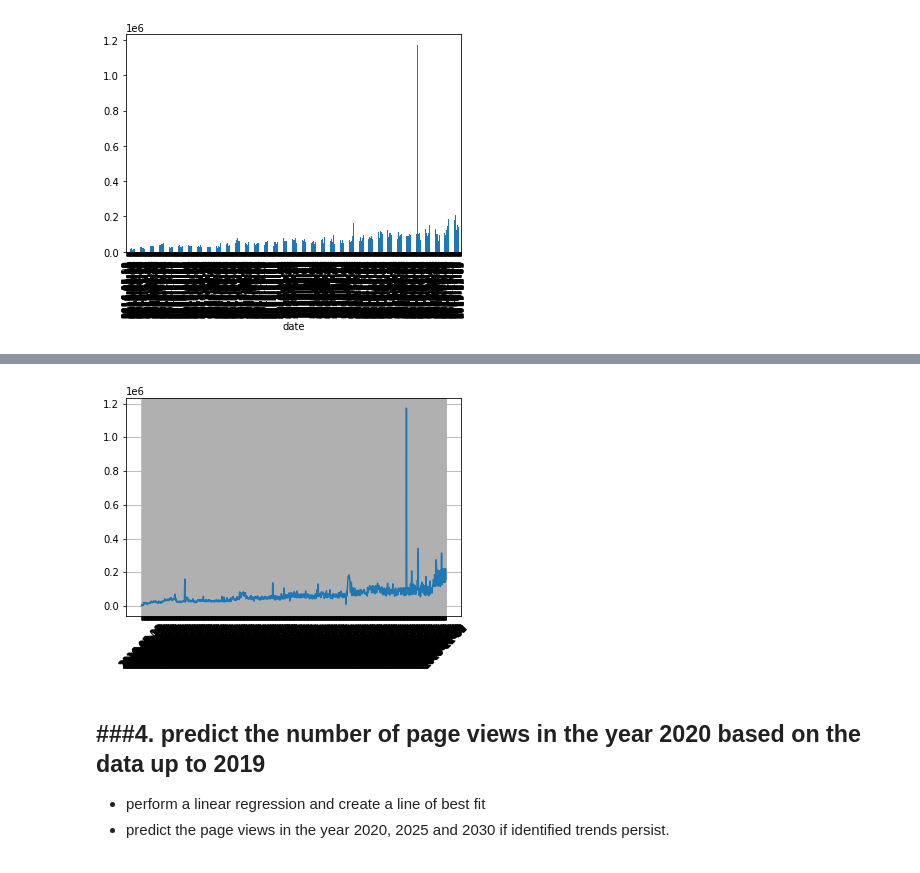
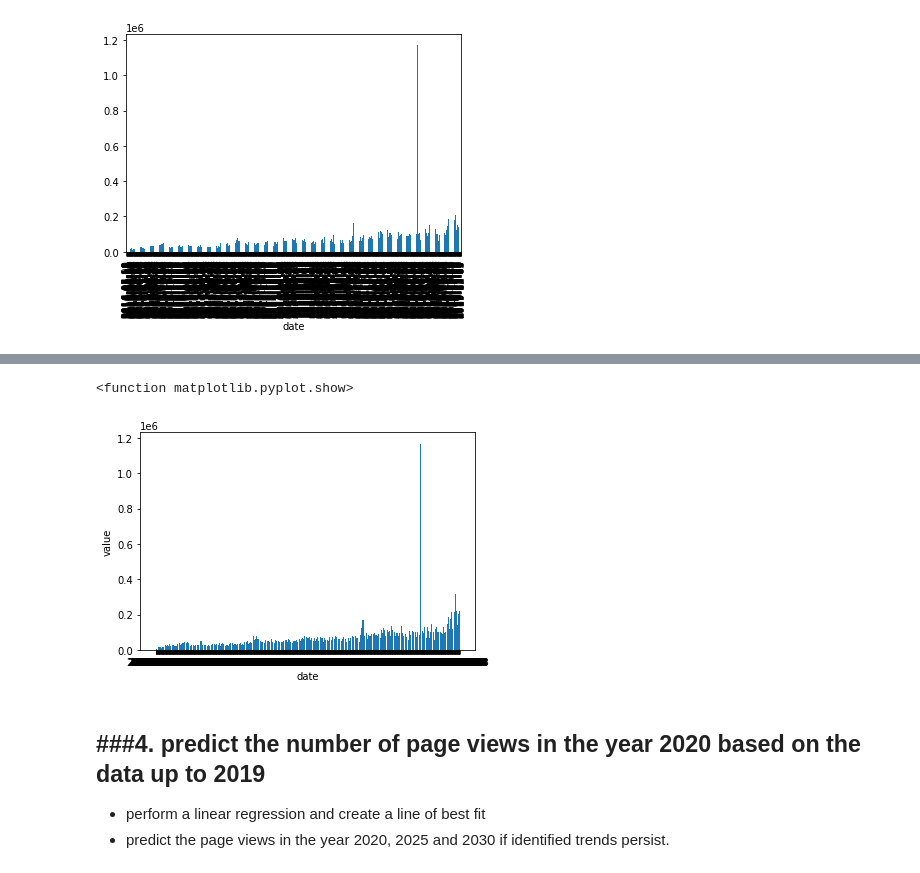
Before and after one commit to RautenM/PythonFundamentals, a Jupyter notebook: Copy_of_11_Page_Views_Project.ipynb, the cells around one changed output, grey strips where cells are left out. Drawn from its saved outputs; the diff is of its cells as text; code cells hidden in the pictures.

```diff
--- a/Copy_of_11_Page_Views_Project.ipynb
+++ b/Copy_of_11_Page_Views_Project.ipynb
@@ -78,23 +87,44 @@ data.plot(kind='bar')
 
 These box plots should show how the values are distributed within a given year or month and how it compares over time.
 # %%
+#import pandas as pd
+#import matplotlib.pyplot as plt
+
+#url = 'https://raw.githubusercontent.com/futureCodersSE/working-with-data/main/Data%20sets/page_views.csv'
+#df = pd.read_csv(url)
+#df
+
+#data
+
+#labels = data.keys()
+#labels
+#plt.plot(labels,data)
+#plt.xticks(rotation=45)
+#plt.grid()
+#plt.show()
+
+
+
 import pandas as pd
 import matplotlib.pyplot as plt
 
+
 url = 'https://raw.githubusercontent.com/futureCodersSE/working-with-data/main/Data%20sets/page_views.csv'
 df = pd.read_csv(url)
-df
+df.head()
+
 
 data
-
 labels = data.keys()
 labels
-plt.plot(labels,data)
-plt.xticks(rotation=45)
-plt.grid()
-plt.show()
+
+plt.bar(labels, data)
+plt.xlabel('date')
+plt.ylabel('value')
+plt.show
 # %% [output]
+<function matplotlib.pyplot.show>
-[figure, old version]
+[figure, new version]
 # %% [markdown]
 ###4.  predict the number of page views in the year 2020 based on the data up to 2019
 ---
```
Also changed, not shown: parts of 1 cell of this notebook.
